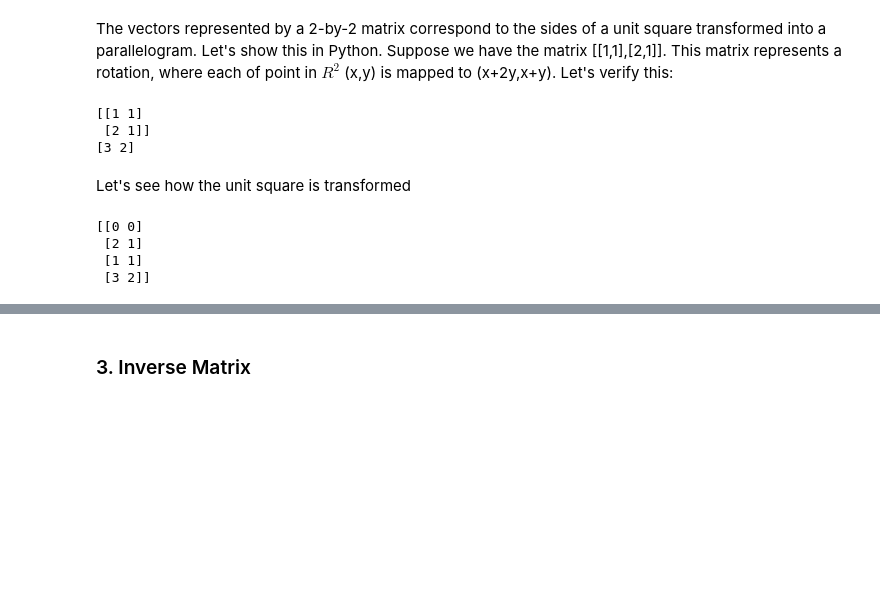
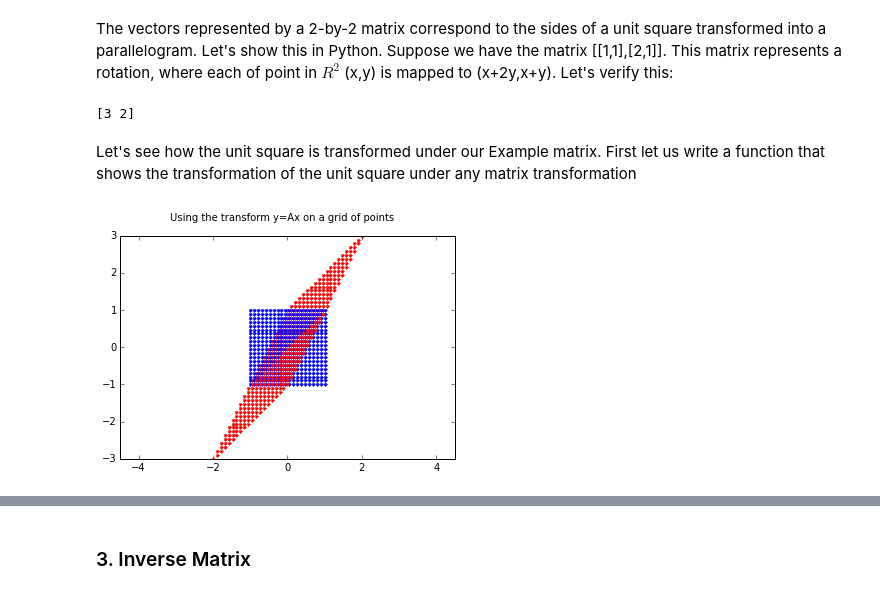
Before and after one commit to gmonce/datascience, a Jupyter notebook: src/2. - Matrices for data scientists.ipynb, the cells around one changed output, grey strips where cells are left out. Drawn from its saved outputs; the diff is of its cells as text; code cells hidden in the pictures; blank space fills up the shorter version.

Commit message:
Upgraded the matrix for data scientists document

```diff
--- a/src/2. - Matrices for data scientists.ipynb
+++ b/src/2. - Matrices for data scientists.ipynb
@@ -174,20 +182,32 @@ The vectors represented by a 2-by-2 matrix correspond to the sides of a unit squ
 Let's show this in Python. Suppose we have the matrix [[1,1],[2,1]]. This matrix represents a rotation, where each of point in $R^2$ (x,y) is mapped to (x+2y,x+y). Let's verify this:
 # %%
 Ex=np.array([[1,1],[2,1]])
-print Ex
-
-print np.dot([1,1],Ex) # [1+2,1+1]
+print (np.dot([1,1],Ex)) # [1+2,1+1]
 # %% [output]
-[[1 1]
- [2 1]]
 [3 2]
 # %% [markdown]
-Let's see how the unit square is transformed
+Let's see how the unit square is transformed under our Example matrix. First let us write a function that shows the transformation of the unit square under any matrix transformation
-# %%
-us=np.array([[0,0],[0,1],[1,0],[1,1]])
-print np.dot(us,Ex)
-# %% [output]
-[[0 0]
- [2 1]
- [1 1]
- [3 2]]
+# %%
+def transform_unit_square(A):
+    nxp=20
+    nxq=20
+    p = np.linspace(-1.0,1.0,nxp)
+    q = np.linspace(-1.0,1.0,nxq)
+    m=np.meshgrid(p,q)        # Create grid for plotting
+    xx=m[0]
+    yy=m[1]
+
+    # Apply transform to every point in grid.
+    for i in range(nxp):
+          for j in range(nxq):
+            x = np.array([xx[i][j], yy[i][j]])
+            y = np.dot(A,x)
+            plt.plot(x[0], x[1], '.b', y[0], y[1], '.r')
+
+    plt.suptitle('Using the transform y=Ax on a grid of points')
+    plt.axis('equal')
+    plt.show()
+# %%
+transform_unit_square(Ex)
+# %% [output]
+[figure, added]
```
Also changed, not shown: parts of 99 cells of this notebook, 1 other file.
